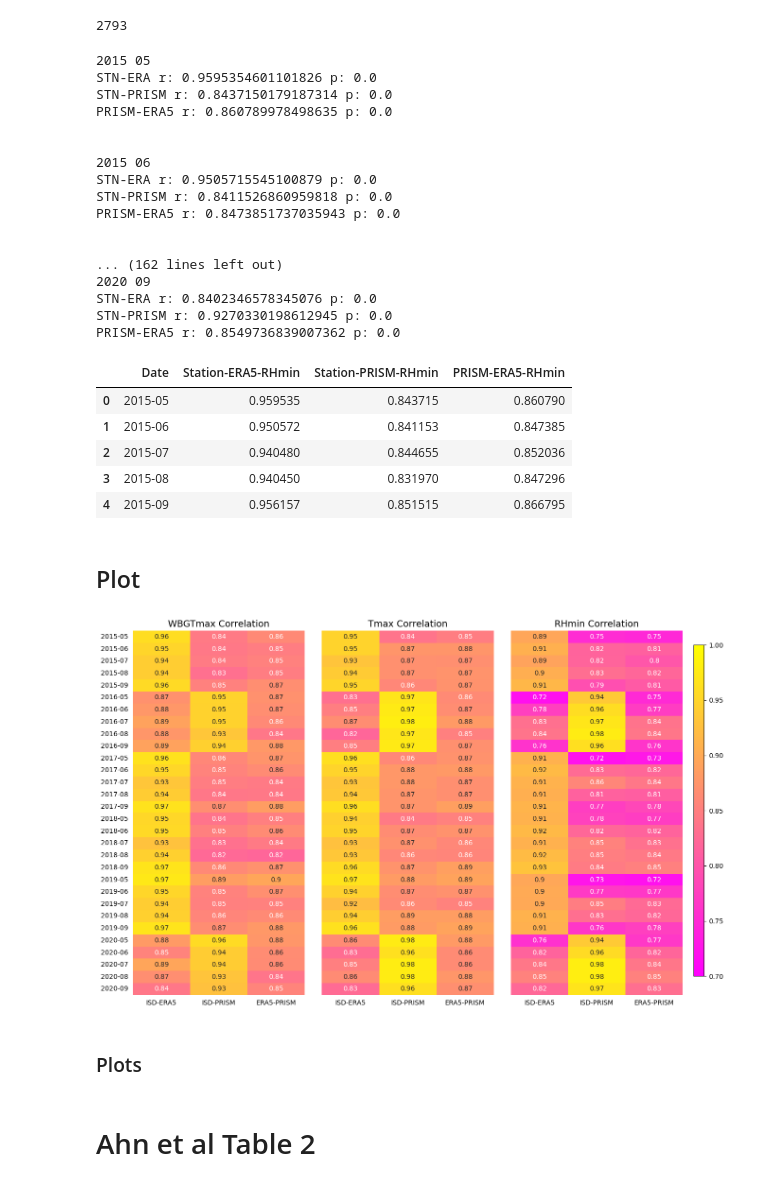
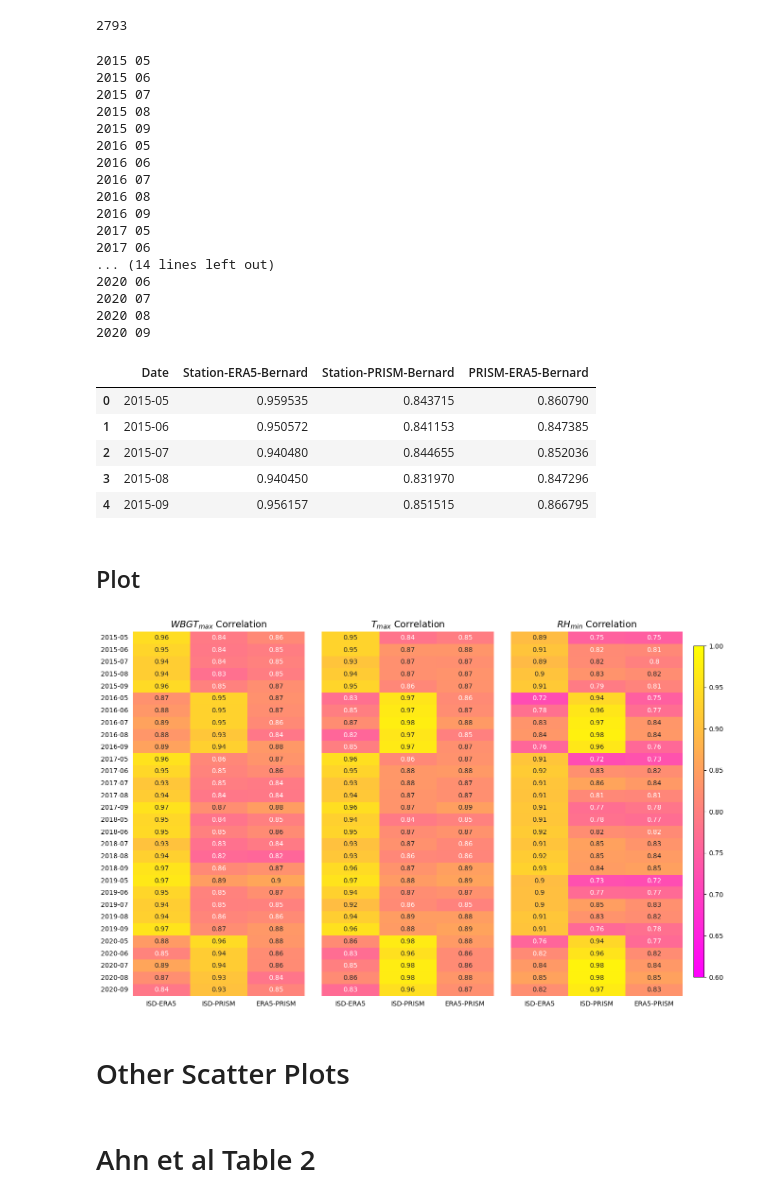
Before and after one commit to sparklabnyc/temperature_prisons_united_states_2024, a Jupyter notebook: code/python/notebooks/cpt_station_correlation.ipynb, the cells around one changed output. Drawn from its saved outputs; the diff is of its cells as text; code cells hidden in the pictures.

Commit message:
correlation figures done

```diff
--- a/code/python/notebooks/cpt_station_correlation.ipynb
+++ b/code/python/notebooks/cpt_station_correlation.ipynb
@@ -62,52 +77,50 @@ for year in years:
         y = sub_set['ERA5_'+handle]
 
         r, p = sp.stats.pearsonr(x, y)
-        print('STN-ERA', 'r:', r, 'p:', p)
+        #print('STN-ERA', 'r:', r, 'p:', p)
         STN_ERA_lst.append(r)
 
         x = sub_set['STN_'+handle]
         y = sub_set['PRISM_'+handle]
 
         r, p = sp.stats.pearsonr(x, y)
-        print('STN-PRISM', 'r:', r, 'p:', p)
+        #print('STN-PRISM', 'r:', r, 'p:', p)
         STN_PRISM_lst.append(r)
 
         x = sub_set['PRISM_'+handle]
         y = sub_set['ERA5_'+handle]
 
         r, p = sp.stats.pearsonr(x, y)
-        print('PRISM-ERA5', 'r:', r, 'p:', p)
+        #print('PRISM-ERA5', 'r:', r, 'p:', p)
         PRISM_ERA_lst.append(r)
-
-        print('\n')
 # %% [output]
 2015 05
-STN-ERA r: 0.9595354601101826 p: 0.0
-STN-PRISM r: 0.8437150179187314 p: 0.0
-PRISM-ERA5 r: 0.860789978498635 p: 0.0
-
-
 2015 06
-STN-ERA r: 0.9505715545100879 p: 0.0
-STN-PRISM r: 0.8411526860959818 p: 0.0
-PRISM-ERA5 r: 0.8473851737035943 p: 0.0
-
-
-... (162 lines left out)
+2015 07
+2015 08
+2015 09
+2016 05
+2016 06
+2016 07
+2016 08
+2016 09
+2017 05
+2017 06
+... (14 lines left out)
+2020 06
+2020 07
+2020 08
 2020 09
-STN-ERA r: 0.8402346578345076 p: 0.0
-STN-PRISM r: 0.9270330198612945 p: 0.0
-PRISM-ERA5 r: 0.8549736839007362 p: 0.0
 # %%
 out_df = pd.DataFrame()
 out_df['Date'] = date_lst
-out_df['Station-ERA5-RHmin'] = STN_ERA_lst
-out_df['Station-PRISM-RHmin'] = STN_PRISM_lst
-out_df['PRISM-ERA5-RHmin'] = PRISM_ERA_lst
+out_df['Station-ERA5-'+handle] = STN_ERA_lst
+out_df['Station-PRISM-'+handle] = STN_PRISM_lst
+out_df['PRISM-ERA5-'+handle] = PRISM_ERA_lst
 # %%
 out_df.head()
 # %% [output]
-|  | Date | Station-ERA5-RHmin | Station-PRISM-RHmin | PRISM-ERA5-RHmin |
+|  | Date | Station-ERA5-Bernard | Station-PRISM-Bernard | PRISM-ERA5-Bernard |
 | 0 | 2015-05 | 0.959535 | 0.843715 | 0.860790 |
 | 1 | 2015-06 | 0.950572 | 0.841153 | 0.847385 |
 | 2 | 2015-07 | 0.940480 | 0.844655 | 0.852036 |
@@ -118,10 +131,12 @@ fn_out = os.path.join('../../../data/cascade/Station-ERA5-PRISM-'+handle+'-Corr.
 out_df.to_csv(os.path.join(fn_out), index = False)
 # %% [markdown]
 ## Plot
+# %%
+out = ''
 # %%
-rhmin = pd.read_csv(os.path.join('../../../data/cascade/Station-ERA5-PRISM-RHmin-Corr.csv'))
-tmax = pd.read_csv(os.path.join('../../../data/cascade/Station-ERA5-PRISM-Tmax-Corr.csv'))
-bernard = pd.read_csv(os.path.join('../../../data/cascade/Station-ERA5-PRISM-bernard-Corr.csv'))
+rhmin = pd.read_csv(os.path.join('../../../data/cascade/Station-ERA5-PRISM-RHmin-Corr'+out+'.csv'))
+tmax = pd.read_csv(os.path.join('../../../data/cascade/Station-ERA5-PRISM-Tmax-Corr'+out+'.csv'))
+bernard = pd.read_csv(os.path.join('../../../data/cascade/Station-ERA5-PRISM-Bernard-Corr'+out+'.csv'))
 # %%
 #ms['mathtext.default'] = 'regular' # set text to reg, not italic
 
@@ -143,38 +158,38 @@ sns.heatmap(tmax.iloc[:,1:], annot = True, yticklabels = False, cmap = 'spring',
 # #ax.xaxis.tick_top()
 # ax.tick_params(left=False, top=False)
 
 
 # Rhmin
-sns.heatmap(rhmin.iloc[:,1:], annot = True, yticklabels = False, cmap = 'spring', ax = axs[2], vmin = .7, vmax = 1,
+sns.heatmap(rhmin.iloc[:,1:], annot = True, yticklabels = False, cmap = 'spring', ax = axs[2], vmin = .6, vmax = 1,
            cbar = False)
 
 # Colorbar
 #fig.colorbar(axs[2].get_children()[0], cax = axs[3])
 cb_ax = fig.add_axes([.915, 0.15, 0.015, 0.7])
 cbar = fig.colorbar(axs[2].get_children()[0], cax=cb_ax)
 
 # labels & ticks
 xlabels = ['ISD-ERA5', 'ISD-PRISM', 'ERA5-PRISM']
 axs[0].tick_params(left=False, bottom = False)
 axs[0].set_xticklabels(xlabels)
 axs[1].tick_params(left=False, bottom = False)
 axs[1].set_xticklabels(xlabels)
 axs[2].tick_params(left=False, bottom = False)
 axs[2].set_xticklabels(xlabels)
 
 plt.setp(axs[0].get_xticklabels(), rotation=0, ha="center", rotation_mode="anchor")
 plt.setp(axs[1].get_xticklabels(), rotation=0, ha="center", rotation_mode="anchor")
 plt.setp(axs[2].get_xticklabels(), rotation=0, ha="center", rotation_mode="anchor")
 
 # titles
-axs[0].set_title('WBGTmax Correlation', fontsize = 14)
-axs[1].set_title('Tmax Correlation', fontsize = 14)
-axs[2].set_title('RHmin Correlation', fontsize = 14)
+axs[0].set_title(r'$WBGT_{max}$ Correlation', fontsize = 14)  #'WBGTmax Correlation'
+axs[1].set_title(r'$T_{max}$ Correlation', fontsize = 14)
+axs[2].set_title(r'$RH_{min}$ Correlation', fontsize = 14)
 
+# save
+fn_out = os.path.join('../../../figures/wbgtmax/S_Figure_XX_WBGT'+out+'.pdf')
+plt.savefig(fn_out, dpi = 300, bbox_inches = 'tight')
 
 plt.show()
-# ax.set(xlabel="", ylabel="")
-# #ax.xaxis.tick_top()
-# ax.tick_params(left=False, top=False)
 # %% [output]
-[figure, old version]
+[figure, new version]
@@ -183,5 +196,5 @@ out_df.to_csv(os.path.join('./Station-ERA5-PRISM-Tmax-Corr.csv'), index = False)
 # %% [markdown]
-### Plots
+# Other Scatter Plots
 # %%
 data = df[(df['STN_Tmax'] > 32) & (df['date'].str.contains('2016-08'))]
 len(data)
```
Also changed, not shown: parts of 5 cells of this notebook, 10 other files.
